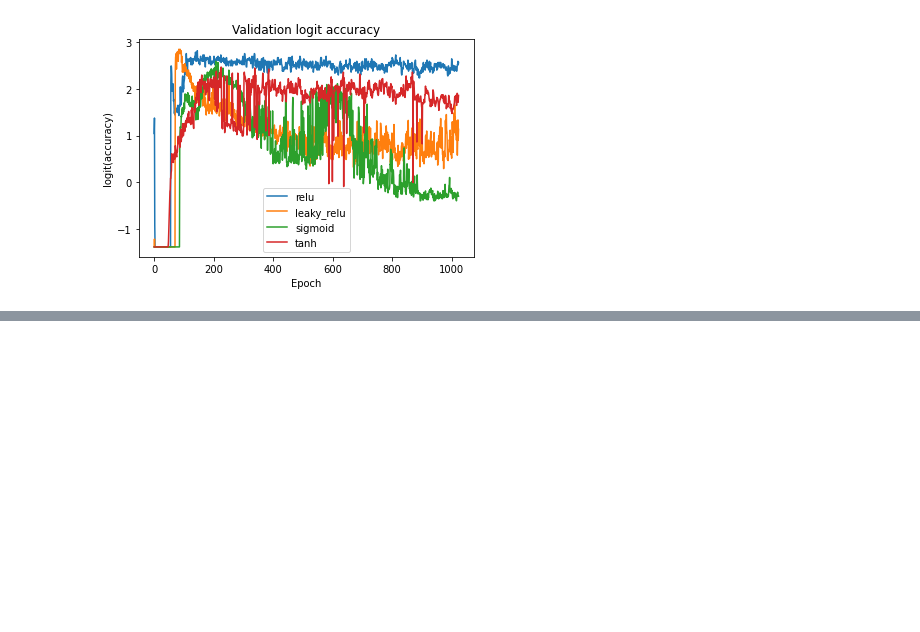
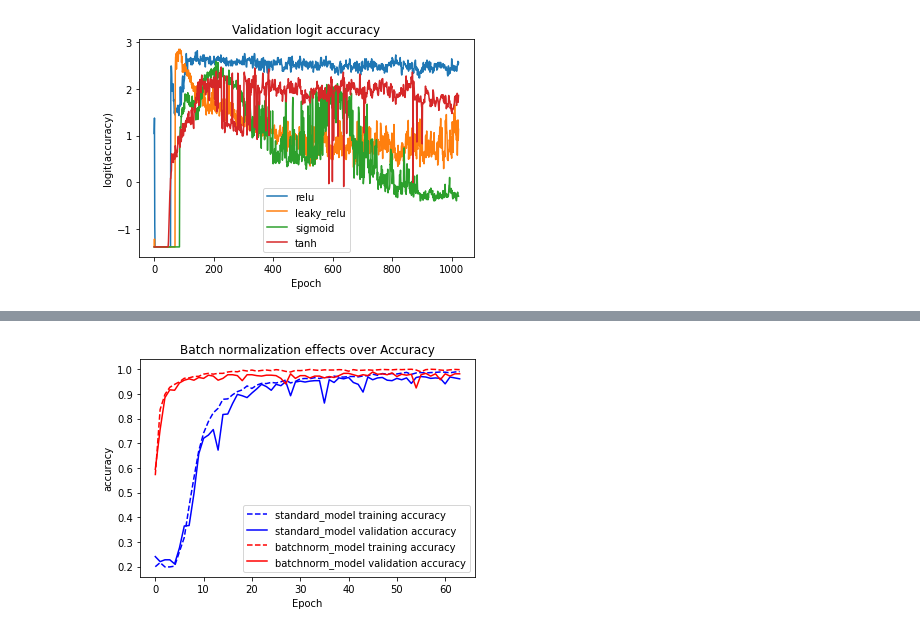
Before and after one commit to PabloBrianese/introduction-to-deep-learning, a Jupyter notebook: introduction-to-deep-learning-with-keras/chapter3.ipynb, the cells around one changed output, grey strips where cells are left out. Saved outputs shown, nothing was run; the diff lists cells and outputs as text; code cells hidden in the pictures; blank space fills up the shorter version.

```diff
--- a/introduction-to-deep-learning-with-keras/chapter3.ipynb
+++ b/introduction-to-deep-learning-with-keras/chapter3.ipynb
@@ -254,0 +308,28 @@ plt.show()
+# %%
+# Batch normalization in the MNIST digits dataset
+from tensorflow.keras.models import Sequential
+from tensorflow.keras.layers import Dense, BatchNormalization
+
+standard_model = Sequential([
+  Dense(50, activation='relu', input_shape=input_shape, kernel_initializer='normal'),
+  Dense(50, activation='relu', kernel_initializer='normal'),
+  Dense(50, activation='relu', kernel_initializer='normal'),
+  Dense(10, activation='softmax', kernel_initializer='normal')
+])
+standard_model.compile(optimizer='sgd', loss='categorical_crossentropy', metrics=['accuracy'])
+
+# BatchNormalization --> kernel_initializer='normal'
+
+batchnorm_model = Sequential([
+  Dense(50, activation='relu', input_shape=input_shape, kernel_initializer='normal'),
+  BatchNormalization(),
+  Dense(50, activation='relu', kernel_initializer='normal'),
+  BatchNormalization(),
+  Dense(50, activation='relu', kernel_initializer='normal'),
+  BatchNormalization(),
+  Dense(10, activation='softmax', kernel_initializer='normal')
+])
+batchnorm_model.compile(optimizer='sgd', loss='categorical_crossentropy', metrics=['accuracy'])
+
+print(standard_model.summary())
+print(batchnorm_model.summary())
@@ -254,0 +374,12 @@ plt.show()
+# %%
+plt.plot(history['standard'].history['accuracy'], label='standard_model training accuracy', color='blue', linestyle='dashed')
+plt.plot(history['standard'].history['val_accuracy'], label='standard_model validation accuracy', color='blue', linestyle='solid')
+plt.plot(history['batchnorm'].history['accuracy'], label='batchnorm_model training accuracy', color='red', linestyle='dashed')
+plt.plot(history['batchnorm'].history['val_accuracy'], label='batchnorm_model validation accuracy', color='red', linestyle='solid')
+plt.title('Batch normalization effects over Accuracy')
+plt.xlabel('Epoch')
+plt.ylabel('accuracy')
+plt.legend()
+plt.show()
+# %% [output]
+[figure, added]
```
Also changed, not shown: parts of 9 cells of this notebook.
